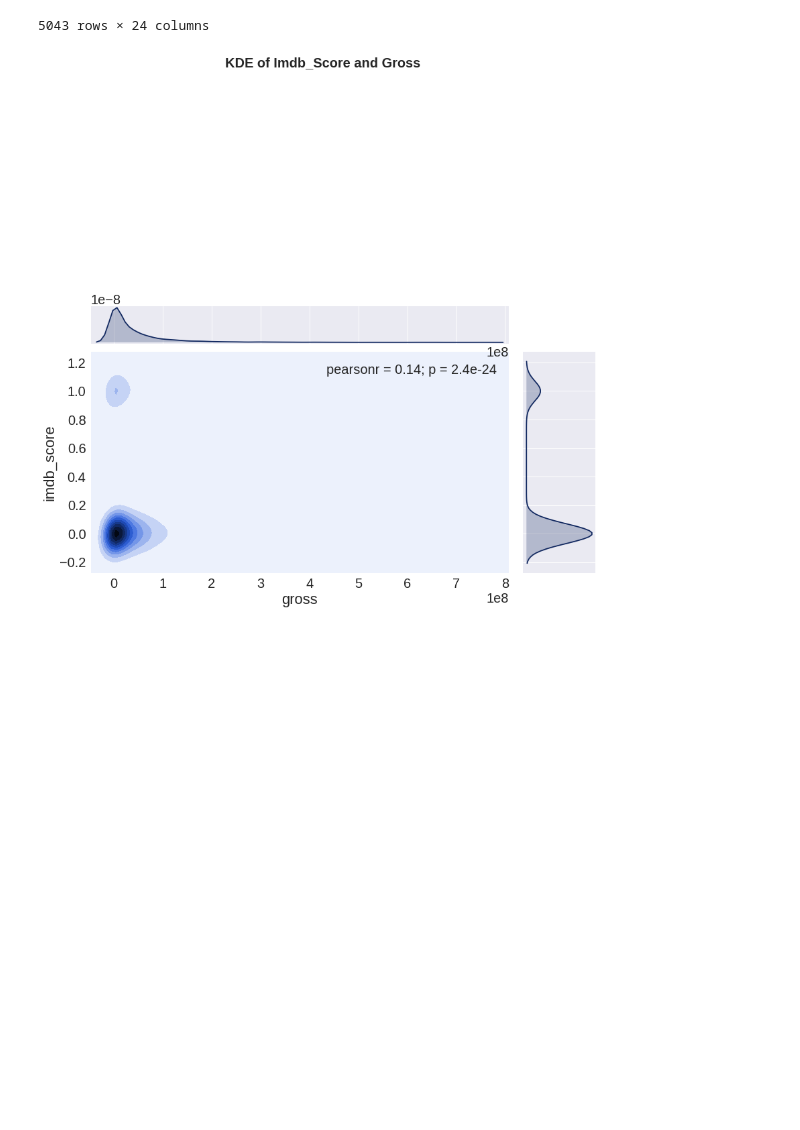
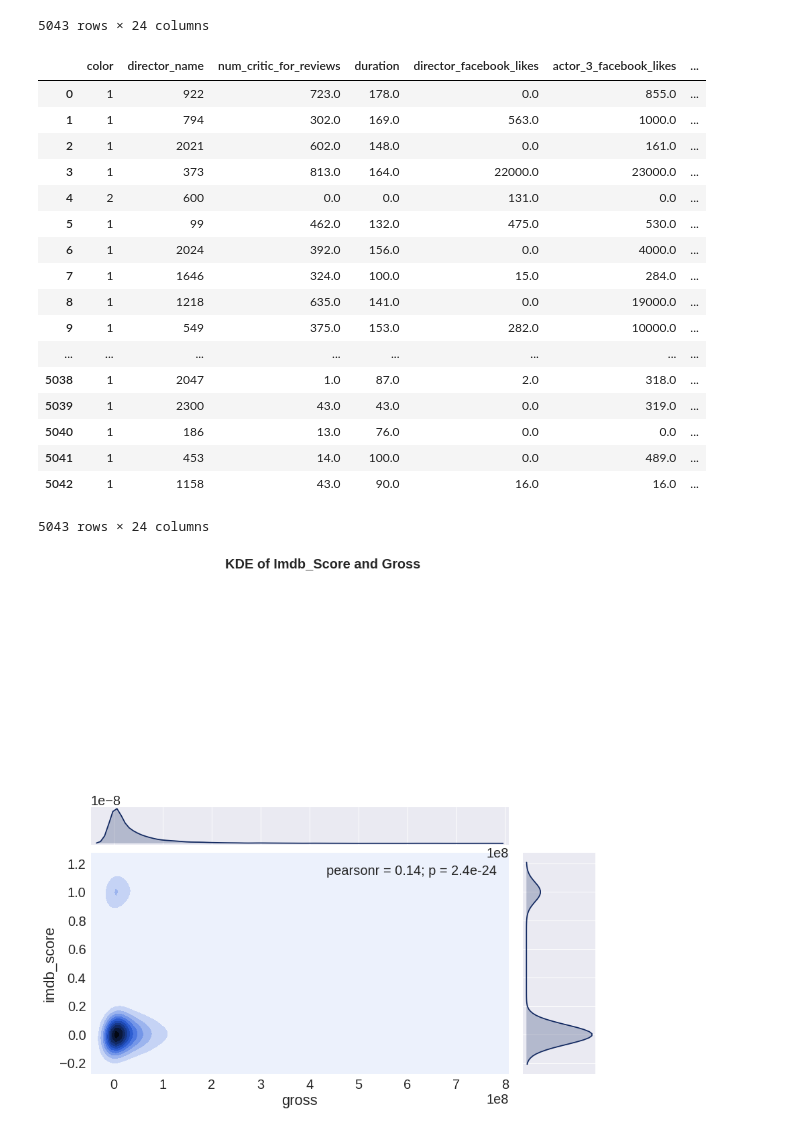
Before and after one commit to kerata/IMDBMachineLearning, a Jupyter notebook: Random_forest_Notebook.ipynb, the cells around one changed output. Cells and saved outputs as stored; diff of their text form; code cells hidden in the pictures; blank space fills up the shorter version.

```diff
--- a/Random_forest_Notebook.ipynb
+++ b/Random_forest_Notebook.ipynb
@@ -48,28 +48,49 @@ data_frame
 # %%
 
 from sklearn.preprocessing import MultiLabelBinarizer
 from sklearn.preprocessing import LabelEncoder
 
 for column_name in data_frame.columns:
     le = LabelEncoder()
     column = data_frame[column_name]
     try:
         if column_name == 'plot_keywords' or column_name == 'genres':
             mlb = MultiLabelBinarizer()
             keywords = list()
             column.fillna('UNKNOWN')
             column.apply(lambda x: keywords.append(x.split('|')) if x is not np.nan else keywords.append(['UNKNOWN']))
             binarized = mlb.fit_transform(keywords)
             plt.imshow(binarized)
             class_values = pd.Series(list(binarized))
             data_frame[column_name].update(class_values)
 
         else:
             normalized_column = column.fillna(0) if column.dtype.kind in 'biufc' else column.fillna('UNKNOWN')
             class_values = normalized_column if column.dtype.kind in 'biufc' else pd.Series(list(le.fit_transform(normalized_column)))
             data_frame[column_name].update(class_values)
     except:
         pass
+
+data_frame
+# %% [output]
+|  | color | director_name | num_critic_for_reviews | duration | director_facebook_likes | actor_3_facebook_likes | ... |
+| 0 | 1 | 922 | 723.0 | 178.0 | 0.0 | 855.0 | ... |
+| 1 | 1 | 794 | 302.0 | 169.0 | 563.0 | 1000.0 | ... |
+| 2 | 1 | 2021 | 602.0 | 148.0 | 0.0 | 161.0 | ... |
+| 3 | 1 | 373 | 813.0 | 164.0 | 22000.0 | 23000.0 | ... |
+| 4 | 2 | 600 | 0.0 | 0.0 | 131.0 | 0.0 | ... |
+| 5 | 1 | 99 | 462.0 | 132.0 | 475.0 | 530.0 | ... |
+| 6 | 1 | 2024 | 392.0 | 156.0 | 0.0 | 4000.0 | ... |
+| 7 | 1 | 1646 | 324.0 | 100.0 | 15.0 | 284.0 | ... |
+| 8 | 1 | 1218 | 635.0 | 141.0 | 0.0 | 19000.0 | ... |
+| 9 | 1 | 549 | 375.0 | 153.0 | 282.0 | 10000.0 | ... |
+| ... | ... | ... | ... | ... | ... | ... | ... |
+| 5038 | 1 | 2047 | 1.0 | 87.0 | 2.0 | 318.0 | ... |
+| 5039 | 1 | 2300 | 43.0 | 43.0 | 0.0 | 319.0 | ... |
+| 5040 | 1 | 186 | 13.0 | 76.0 | 0.0 | 0.0 | ... |
+| 5041 | 1 | 453 | 14.0 | 100.0 | 0.0 | 489.0 | ... |
+| 5042 | 1 | 1158 | 43.0 | 90.0 | 16.0 | 16.0 | ... |
+5043 rows × 24 columns
 # %%
 # Figures for representing some features
 sns.set(font_scale = 2)
```
Also changed, not shown: parts of 7 cells of this notebook.
